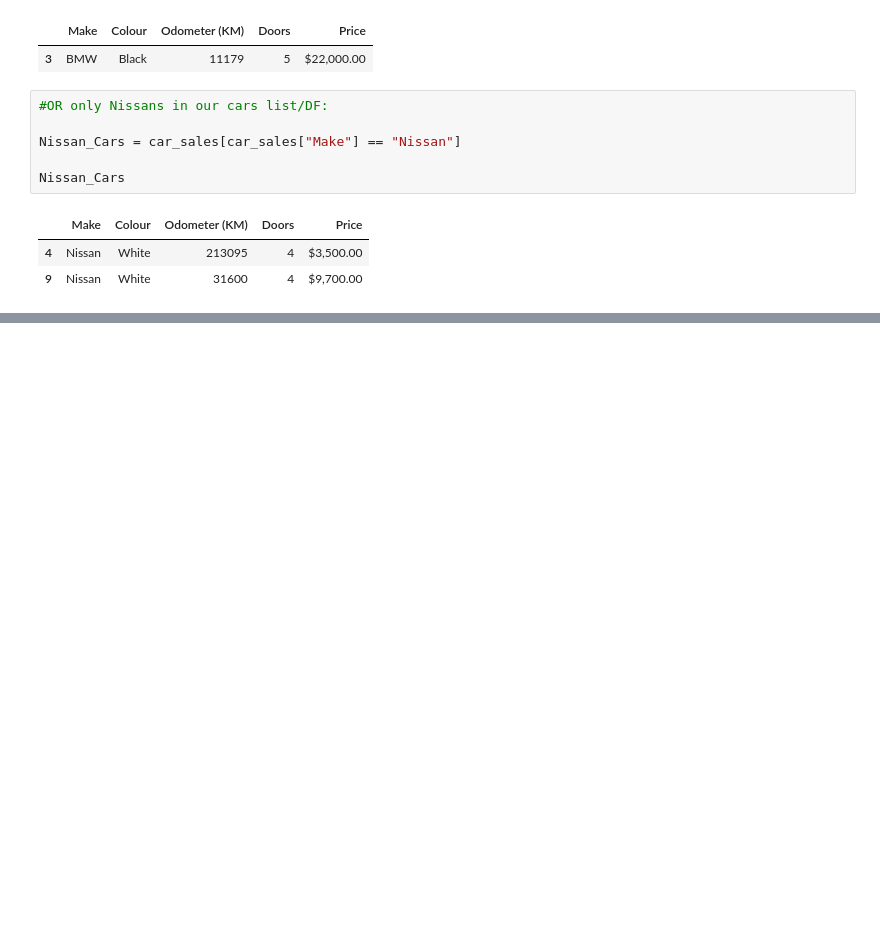
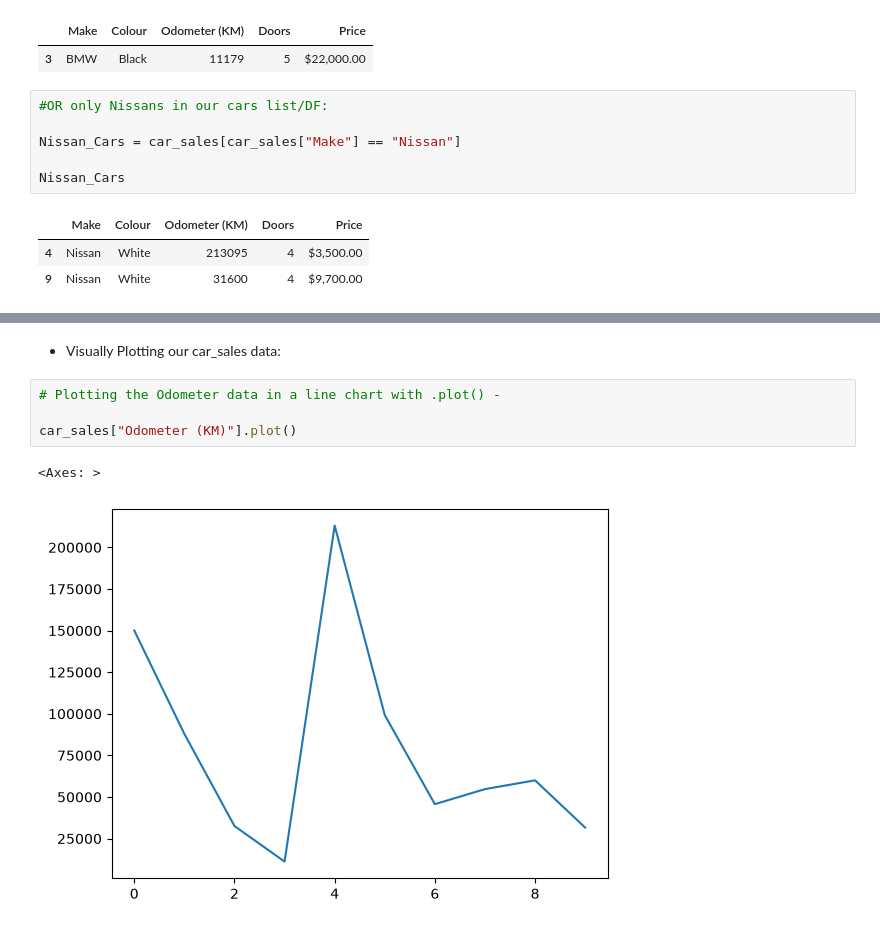
Before and after one commit to PokaYoke-Anootosh/poka_yoke_pyDojo, a Jupyter notebook: 02_Intro_to_PANDAS.ipynb, the cells around one changed output, grey strips where cells are left out. Saved outputs shown, nothing was run; the diff lists cells and outputs as text; blank space fills up the shorter version.

Commit message:
Uupdates as on22-Oct-2026: Added more methods (Stats & aggregate functions) and visual plotting functions with data conversion with regex

```diff
--- a/02_Intro_to_PANDAS.ipynb
+++ b/02_Intro_to_PANDAS.ipynb
@@ -387,0 +442,9 @@ Nissan_Cars
+# %% [markdown]
+* Visually Plotting our car_sales data:
+# %%
+# Plotting the Odometer data in a line chart with .plot() -
+
+car_sales["Odometer (KM)"].plot()
+# %% [output]
+<Axes: >
+[figure, added]
```
Also changed, not shown: parts of 18 cells of this notebook, 2 other files.
